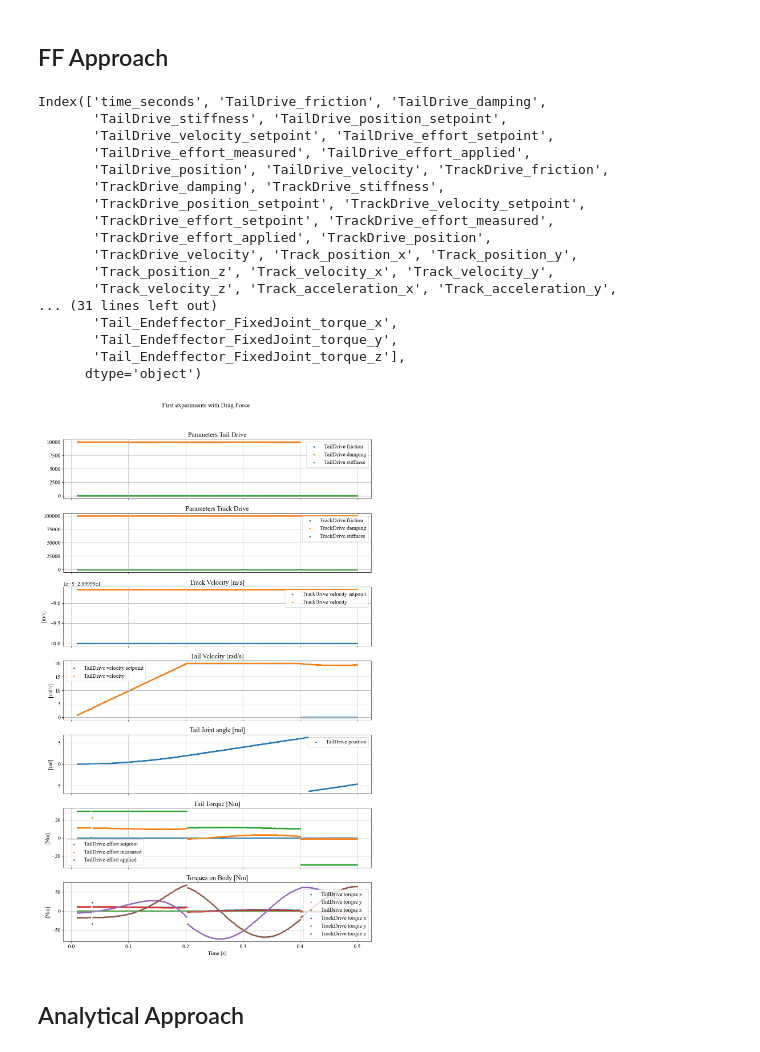
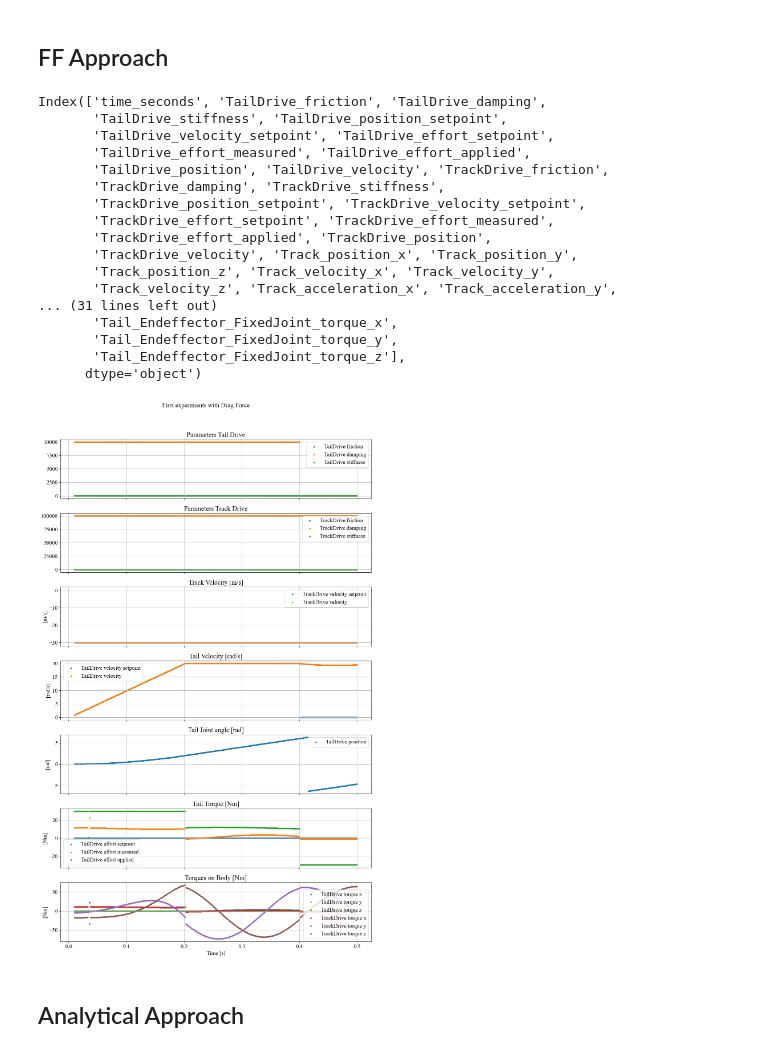
Before and after one commit to Maexerich/IsaacLab, a Jupyter notebook: source/data_visualization_v1.ipynb, the cells around one changed output. Drawn from its saved outputs; the diff is of its cells as text; code cells hidden in the pictures.

```diff
--- a/source/data_visualization_v1.ipynb
+++ b/source/data_visualization_v1.ipynb
@@ -55,8 +58,8 @@ def overview_plot(df, plot_dict, suptitle, time_range=None, figsize=(12, 20)):
         else:
             ax.set_ylabel('')
 
-        # if 'Track Velocity' in title:
-        #     ax.set_ylim(-32, 2)
+        if 'Track Velocity' in title:
+            ax.set_ylim(-32, 2)
         # if 'Tail Torque' in title:
         #     ax.set_ylim(-200, 200)
         # if 'Torques on Body' in title:
@@ -158,37 +161,37 @@ def plot_Drag_contribution(df_wForce, df_woForce, columns_to_plot, legend, supti
 # %% [markdown]
 ## FF Approach
 # %%
-df_ff = pd.read_csv('results/FFDrag_FF_enabled.csv')
+df_ff = pd.read_csv('results/FFDrag_FF_disabled.csv')
 stuff_to_plot = {
     "Parameters Tail Drive": ["TailDrive_friction", "TailDrive_damping", "TailDrive_stiffness"],
     "Parameters Track Drive": ["TrackDrive_friction", "TrackDrive_damping", "TrackDrive_stiffness"],
     "Track Velocity [m/s]": ["TrackDrive_velocity_setpoint", "TrackDrive_velocity"],
     "Tail Velocity [rad/s]": ["TailDrive_velocity_setpoint", "TailDrive_velocity"],
     "Tail Joint angle [rad]": ["TailDrive_position"],
     "Tail Torque [Nm]": ["TailDrive_effort_setpoint", "TailDrive_effort_measured", "TailDrive_effort_applied"],
     "Torques on Body [Nm]": ["TailDrive_torque_x", "TailDrive_torque_y", "TailDrive_torque_z", "TrackDrive_torque_x", "TrackDrive_torque_y", "TrackDrive_torque_z"],
 }
 print(df_ff.columns)
 overview_plot(df_ff, stuff_to_plot, "First experiments with Drag Force", time_range=(0.01, 1))
 # %% [output]
 Index(['time_seconds', 'TailDrive_friction', 'TailDrive_damping',
        'TailDrive_stiffness', 'TailDrive_position_setpoint',
        'TailDrive_velocity_setpoint', 'TailDrive_effort_setpoint',
        'TailDrive_effort_measured', 'TailDrive_effort_applied',
        'TailDrive_position', 'TailDrive_velocity', 'TrackDrive_friction',
        'TrackDrive_damping', 'TrackDrive_stiffness',
        'TrackDrive_position_setpoint', 'TrackDrive_velocity_setpoint',
        'TrackDrive_effort_setpoint', 'TrackDrive_effort_measured',
        'TrackDrive_effort_applied', 'TrackDrive_position',
        'TrackDrive_velocity', 'Track_position_x', 'Track_position_y',
        'Track_position_z', 'Track_velocity_x', 'Track_velocity_y',
        'Track_velocity_z', 'Track_acceleration_x', 'Track_acceleration_y',
 ... (31 lines left out)
        'Tail_Endeffector_FixedJoint_torque_x',
        'Tail_Endeffector_FixedJoint_torque_y',
        'Tail_Endeffector_FixedJoint_torque_z'],
       dtype='object')
-[figure, old version]
+[figure, new version]
 # %% [markdown]
 ## Analytical Approach
 # %%
```
Also changed, not shown: parts of 5 cells of this notebook, 3 other files.
